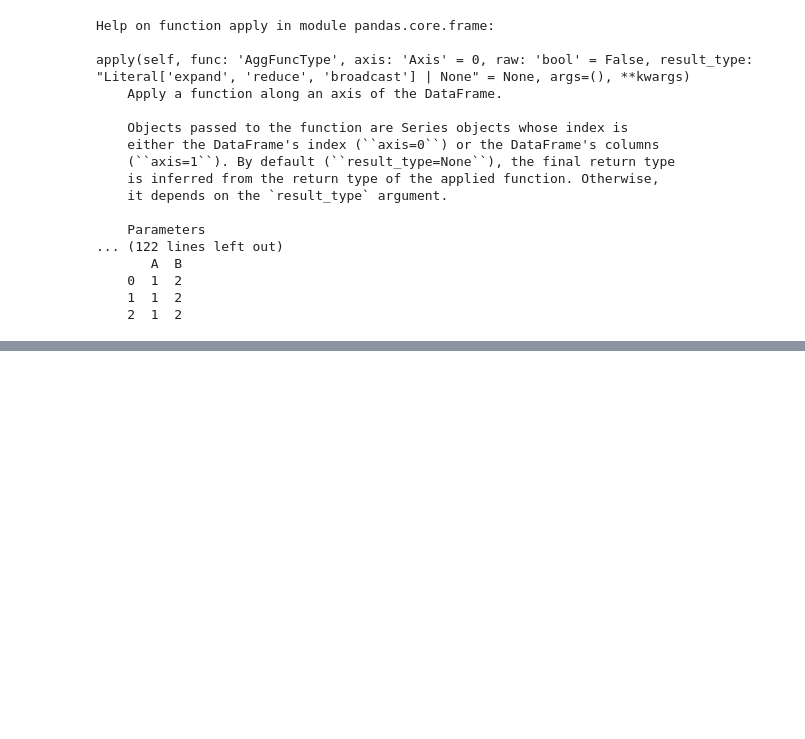
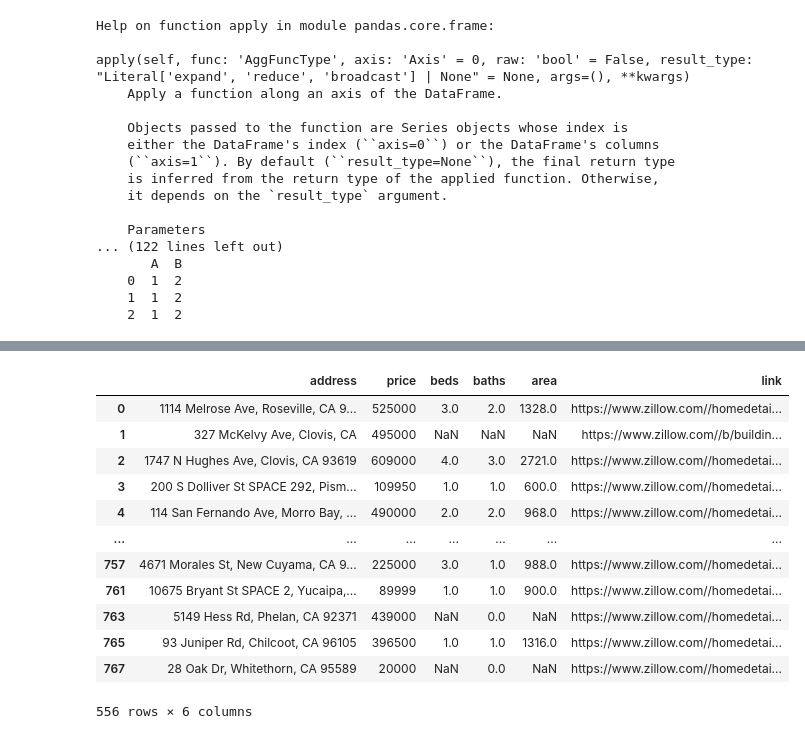
Before and after one commit to mido-99/Scrape-collection, a Jupyter notebook: zillow_homes/Manipulate data.ipynb, the cells around one changed output, grey strips where cells are left out. Cells and saved outputs as stored; diff of their text form; code cells hidden in the pictures; blank space fills up the shorter version.

```diff
--- a/zillow_homes/Manipulate data.ipynb
+++ b/zillow_homes/Manipulate data.ipynb
@@ -168,0 +169,3 @@ df
+# %%
+df['link'] = df['detailUrl'].apply(lambda x: f"https://www.zillow.com/{x}")
+df.loc[100, :]
@@ -168,0 +186,17 @@ df
+# %%
+df = df.drop(columns='detailUrl')
+df
+# %% [output]
+|  | address | price | beds | baths | area | link |
+| 0 | 1114 Melrose Ave, Roseville, CA 9... | 525000 | 3.0 | 2.0 | 1328.0 | https://www.zillow.com//homedetai... |
+| 1 | 327 McKelvy Ave, Clovis, CA | 495000 | NaN | NaN | NaN | https://www.zillow.com//b/buildin... |
+| 2 | 1747 N Hughes Ave, Clovis, CA 93619 | 609000 | 4.0 | 3.0 | 2721.0 | https://www.zillow.com//homedetai... |
+| 3 | 200 S Dolliver St SPACE 292, Pism... | 109950 | 1.0 | 1.0 | 600.0 | https://www.zillow.com//homedetai... |
+| 4 | 114 San Fernando Ave, Morro Bay, ... | 490000 | 2.0 | 2.0 | 968.0 | https://www.zillow.com//homedetai... |
+| ... | ... | ... | ... | ... | ... | ... |
+| 757 | 4671 Morales St, New Cuyama, CA 9... | 225000 | 3.0 | 1.0 | 988.0 | https://www.zillow.com//homedetai... |
+| 761 | 10675 Bryant St SPACE 2, Yucaipa,... | 89999 | 1.0 | 1.0 | 900.0 | https://www.zillow.com//homedetai... |
+| 763 | 5149 Hess Rd, Phelan, CA 92371 | 439000 | NaN | 0.0 | NaN | https://www.zillow.com//homedetai... |
+| 765 | 93 Juniper Rd, Chilcoot, CA 96105 | 396500 | 1.0 | 1.0 | 1316.0 | https://www.zillow.com//homedetai... |
+| 767 | 28 Oak Dr, Whitethorn, CA 95589 | 20000 | NaN | 0.0 | NaN | https://www.zillow.com//homedetai... |
+556 rows × 6 columns
```
Also changed, not shown: parts of 20 cells of this notebook, 1 other file.
